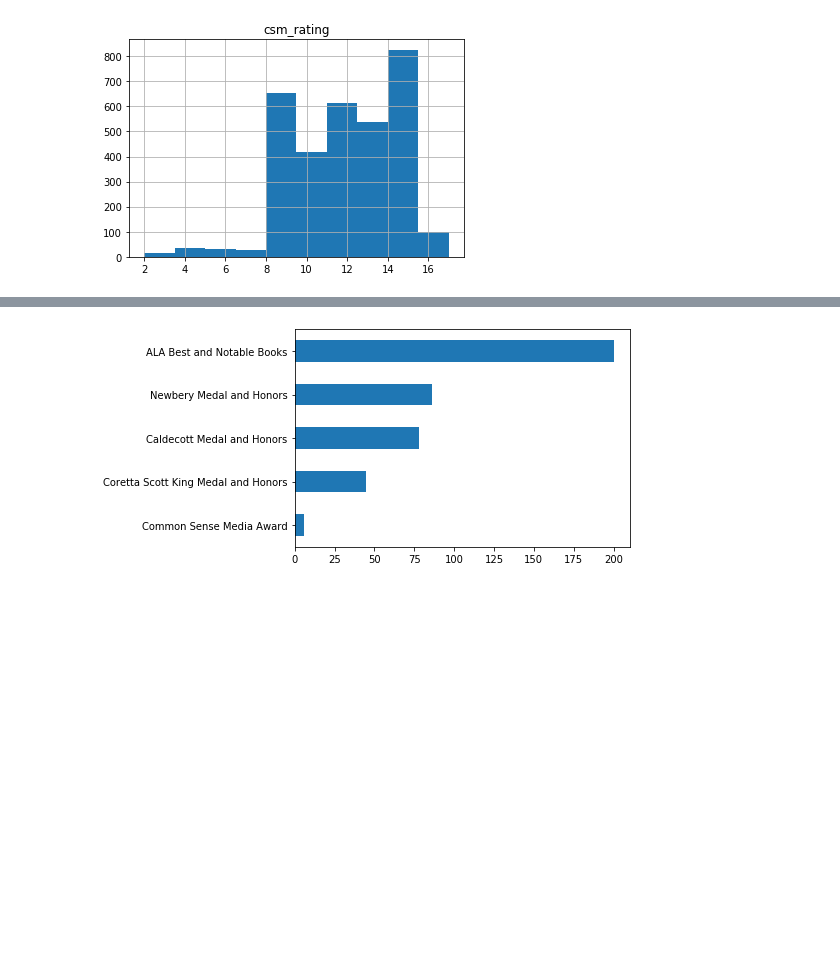
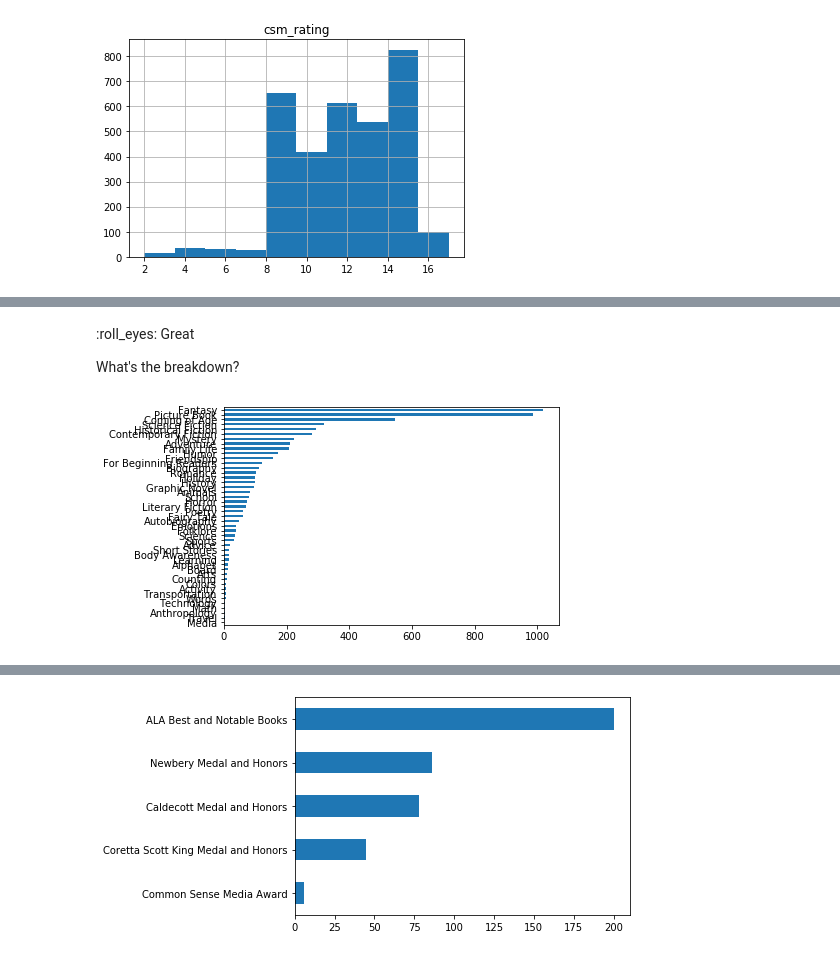
Before and after one commit to educatorsRlearners/an-a-z-of-machine-learning, a Jupyter notebook: _notebooks/2020-06-22-e-is-for-eda.ipynb, the cells around one changed output, grey strips where cells are left out. Drawn from its saved outputs; the diff is of its cells as text; code cells hidden in the pictures; blank space fills up the shorter version.

```diff
--- a/_notebooks/2020-06-22-e-is-for-eda.ipynb
+++ b/_notebooks/2020-06-22-e-is-for-eda.ipynb
@@ -370,0 +392,9 @@ df.loc[df['illustrators'].isna() & df["illustrator"].isna(), ['csm_rating']].his
+# %% [markdown]
+:roll_eyes: Great
+
+What's the breakdown?
+# %%
+ax_genre = df_text['genre'].value_counts().plot.barh();
+ax_genre.invert_yaxis()
+# %% [output]
+[figure, added]
```
Also changed, not shown: parts of 26 cells of this notebook.
